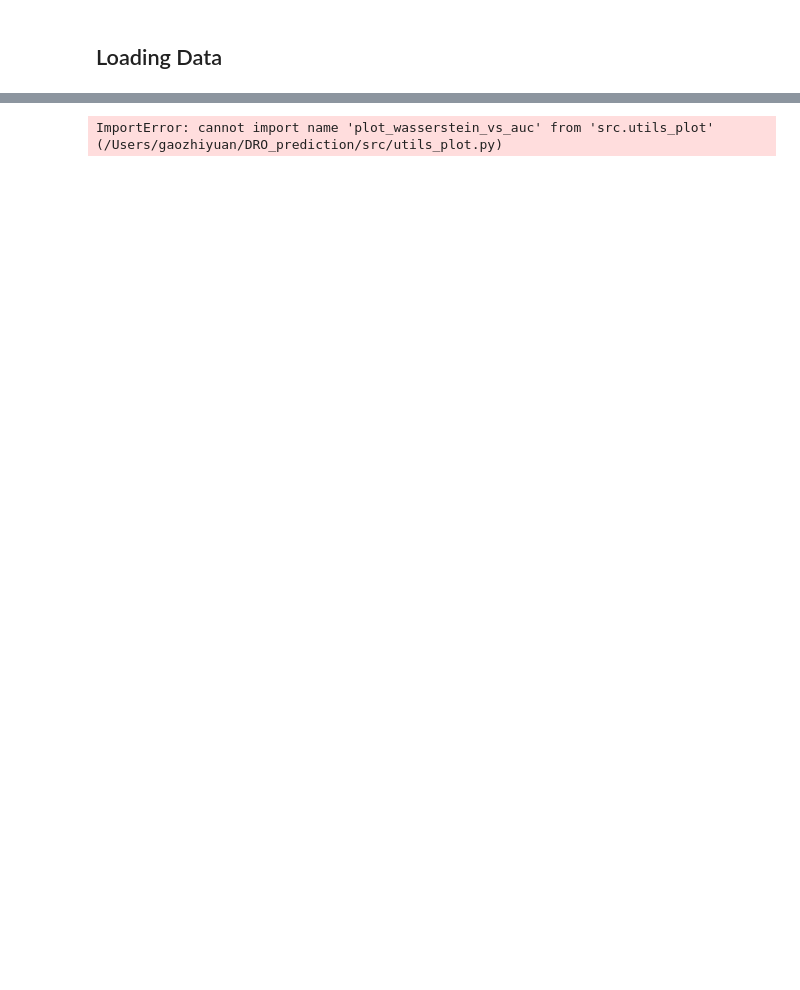
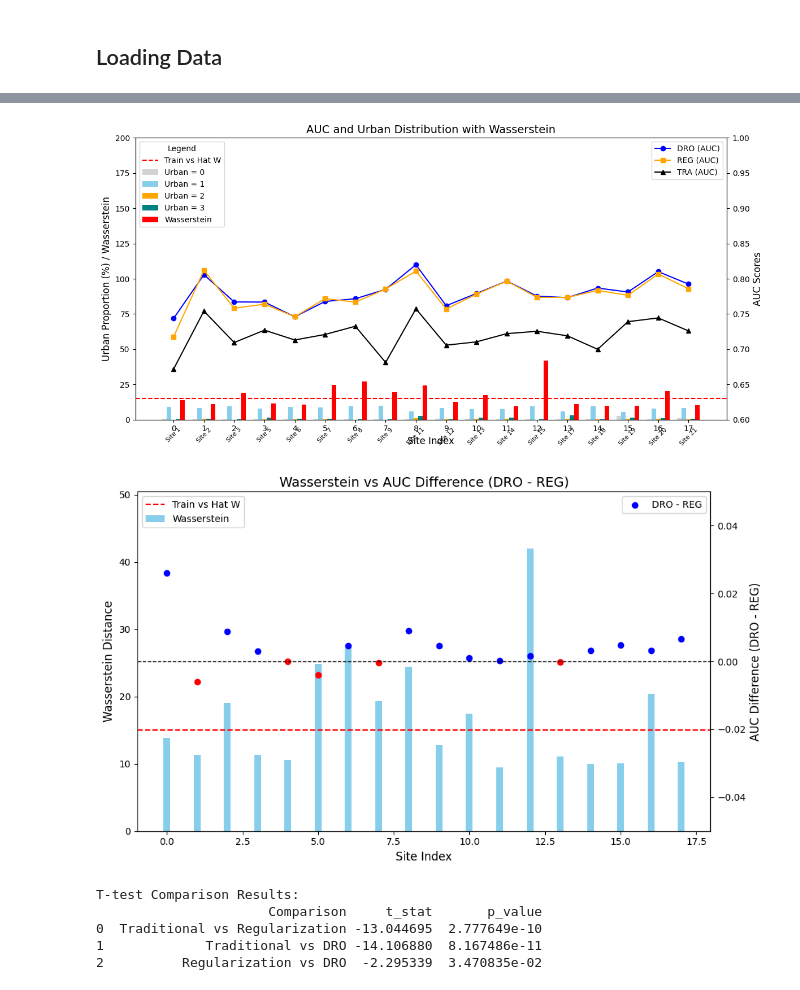
Before and after one commit to AllenGao1109/DRO_prediction, a Jupyter notebook: one_site_train_other_validate.ipynb, the cells around one changed output, grey strips where cells are left out. Drawn from its saved outputs; the diff is of its cells as text; code cells hidden in the pictures; blank space fills up the shorter version.

```diff
--- a/one_site_train_other_validate.ipynb
+++ b/one_site_train_other_validate.ipynb
@@ -207,15 +223,23 @@ Mean's Comparison Results:
 # %%
-from src.utils_plot import plot_wasserstein_vs_auc
+from src.utils_plot import plot_wasserstein_and_urban_vs_auc
 
-was_value, auc_diff, ttest_result = plot_wasserstein_vs_auc(
+
+was_value, auc_diff, ttest_result, was_train_hat = plot_wasserstein_and_urban_vs_auc(
     data_train=data_train,
     y_train=y_train,
     data_mapping=data_mapping,
+    hatdata=hatdata,
     filtered_list=filtered_list,
     top_vars=top_vars,
     trad_auc=trad_auc,
     reg_auc=reg_auc,
     dro_auc=dro_auc
 )
 # %% [output]
+[figure, added]
+[figure, added]
-ImportError: cannot import name 'plot_wasserstein_vs_auc' from 'src.utils_plot' (/Users/gaozhiyuan/DRO_prediction/src/utils_plot.py)
+T-test Comparison Results:
+                      Comparison     t_stat       p_value
+0  Traditional vs Regularization -13.044695  2.777649e-10
+1             Traditional vs DRO -14.106880  8.167486e-11
+2          Regularization vs DRO  -2.295339  3.470835e-02
```
Also changed, not shown: parts of 6 cells of this notebook, 5 other files.
